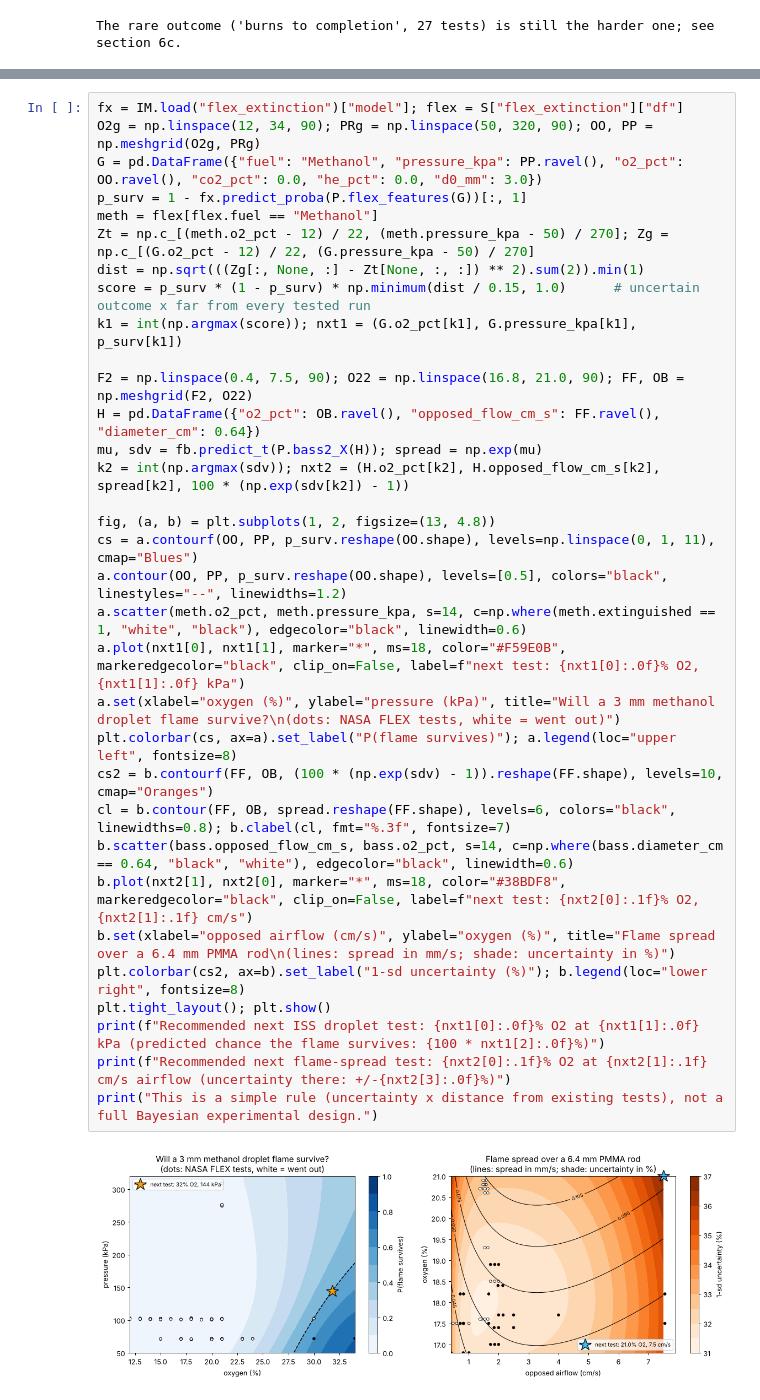
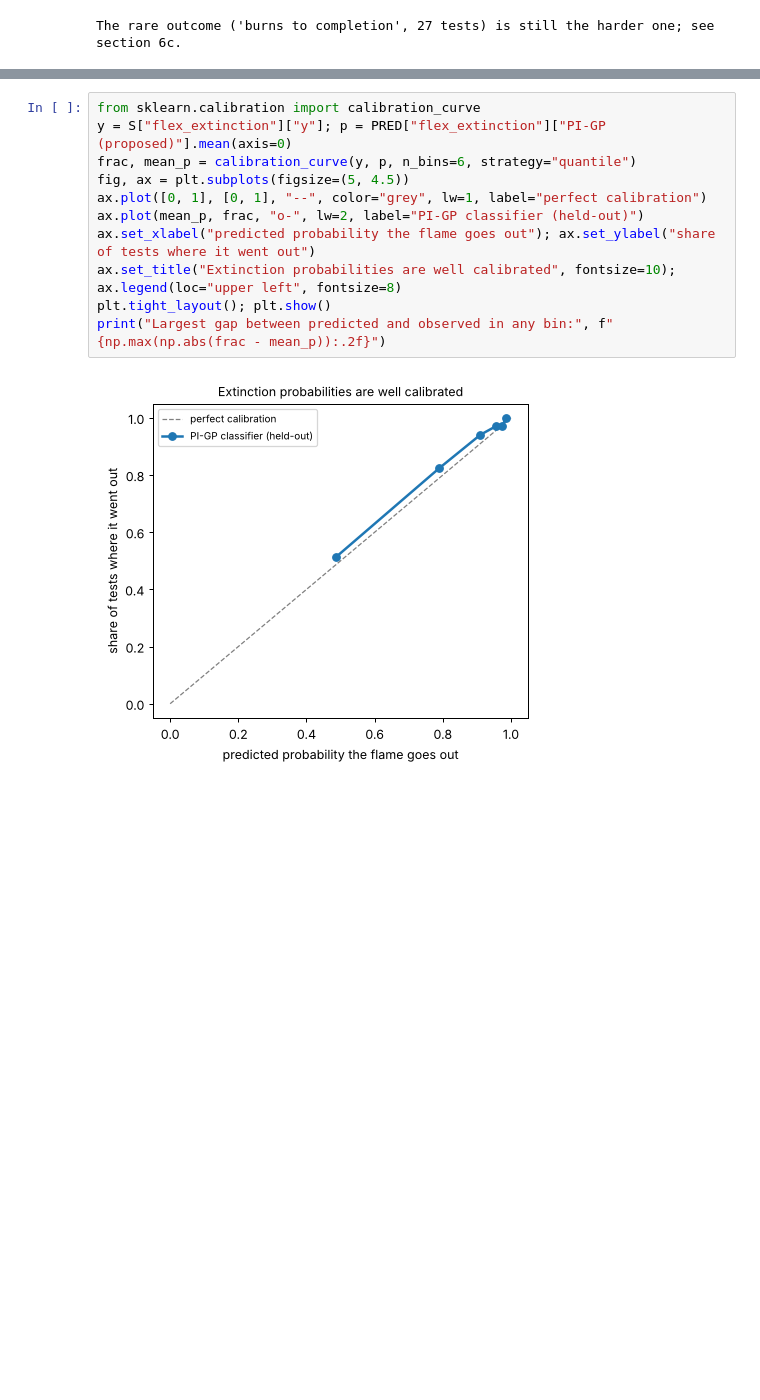
Before and after one commit to Dumbo-programmer/NASA-Space-Apps-2026, a Jupyter notebook: notebooks/AstraFlame_Full_ML_Pipeline.ipynb, the cells around one changed output, grey strips where cells are left out. Saved outputs shown, nothing was run; the diff lists cells and outputs as text; blank space fills up the shorter version.

Commit message:
Notebook: bias and overfitting check, calibration curve, regularisation test

```diff
--- a/notebooks/AstraFlame_Full_ML_Pipeline.ipynb
+++ b/notebooks/AstraFlame_Full_ML_Pipeline.ipynb
@@ -810,35 +814,13 @@ Most of the width comes from differences between ISS tests (hardware, session),
 # %%
-fx = IM.load("flex_extinction")["model"]; flex = S["flex_extinction"]["df"]
-O2g = np.linspace(12, 34, 90); PRg = np.linspace(50, 320, 90); OO, PP = np.meshgrid(O2g, PRg)
-G = pd.DataFrame({"fuel": "Methanol", "pressure_kpa": PP.ravel(), "o2_pct": OO.ravel(), "co2_pct": 0.0, "he_pct": 0.0, "d0_mm": 3.0})
-p_surv = 1 - fx.predict_proba(P.flex_features(G))[:, 1]
-meth = flex[flex.fuel == "Methanol"]
-Zt = np.c_[(meth.o2_pct - 12) / 22, (meth.pressure_kpa - 50) / 270]; Zg = np.c_[(G.o2_pct - 12) / 22, (G.pressure_kpa - 50) / 270]
-dist = np.sqrt(((Zg[:, None, :] - Zt[None, :, :]) ** 2).sum(2)).min(1)
-score = p_surv * (1 - p_surv) * np.minimum(dist / 0.15, 1.0)      # uncertain outcome x far from every tested run
-k1 = int(np.argmax(score)); nxt1 = (G.o2_pct[k1], G.pressure_kpa[k1], p_surv[k1])
-
-F2 = np.linspace(0.4, 7.5, 90); O22 = np.linspace(16.8, 21.0, 90); FF, OB = np.meshgrid(F2, O22)
-H = pd.DataFrame({"o2_pct": OB.ravel(), "opposed_flow_cm_s": FF.ravel(), "diameter_cm": 0.64})
-mu, sdv = fb.predict_t(P.bass2_X(H)); spread = np.exp(mu)
-k2 = int(np.argmax(sdv)); nxt2 = (H.o2_pct[k2], H.opposed_flow_cm_s[k2], spread[k2], 100 * (np.exp(sdv[k2]) - 1))
-
-fig, (a, b) = plt.subplots(1, 2, figsize=(13, 4.8))
-cs = a.contourf(OO, PP, p_surv.reshape(OO.shape), levels=np.linspace(0, 1, 11), cmap="Blues")
-a.contour(OO, PP, p_surv.reshape(OO.shape), levels=[0.5], colors="black", linestyles="--", linewidths=1.2)
-a.scatter(meth.o2_pct, meth.pressure_kpa, s=14, c=np.where(meth.extinguished == 1, "white", "black"), edgecolor="black", linewidth=0.6)
-a.plot(nxt1[0], nxt1[1], marker="*", ms=18, color="#F59E0B", markeredgecolor="black", clip_on=False, label=f"next test: {nxt1[0]:.0f}% O2, {nxt1[1]:.0f} kPa")
-a.set(xlabel="oxygen (%)", ylabel="pressure (kPa)", title="Will a 3 mm methanol droplet flame survive?\n(dots: NASA FLEX tests, white = went out)")
-plt.colorbar(cs, ax=a).set_label("P(flame survives)"); a.legend(loc="upper left", fontsize=8)
-cs2 = b.contourf(FF, OB, (100 * (np.exp(sdv) - 1)).reshape(FF.shape), levels=10, cmap="Oranges")
-cl = b.contour(FF, OB, spread.reshape(FF.shape), levels=6, colors="black", linewidths=0.8); b.clabel(cl, fmt="%.3f", fontsize=7)
-b.scatter(bass.opposed_flow_cm_s, bass.o2_pct, s=14, c=np.where(bass.diameter_cm == 0.64, "black", "white"), edgecolor="black", linewidth=0.6)
-b.plot(nxt2[1], nxt2[0], marker="*", ms=18, color="#38BDF8", markeredgecolor="black", clip_on=False, label=f"next test: {nxt2[0]:.1f}% O2, {nxt2[1]:.1f} cm/s")
-b.set(xlabel="opposed airflow (cm/s)", ylabel="oxygen (%)", title="Flame spread over a 6.4 mm PMMA rod\n(lines: spread in mm/s; shade: uncertainty in %)")
-plt.colorbar(cs2, ax=b).set_label("1-sd uncertainty (%)"); b.legend(loc="lower right", fontsize=8)
+from sklearn.calibration import calibration_curve
+y = S["flex_extinction"]["y"]; p = PRED["flex_extinction"]["PI-GP (proposed)"].mean(axis=0)
+frac, mean_p = calibration_curve(y, p, n_bins=6, strategy="quantile")
+fig, ax = plt.subplots(figsize=(5, 4.5))
+ax.plot([0, 1], [0, 1], "--", color="grey", lw=1, label="perfect calibration")
+ax.plot(mean_p, frac, "o-", lw=2, label="PI-GP classifier (held-out)")
+ax.set_xlabel("predicted probability the flame goes out"); ax.set_ylabel("share of tests where it went out")
+ax.set_title("Extinction probabilities are well calibrated", fontsize=10); ax.legend(loc="upper left", fontsize=8)
 plt.tight_layout(); plt.show()
-print(f"Recommended next ISS droplet test: {nxt1[0]:.0f}% O2 at {nxt1[1]:.0f} kPa (predicted chance the flame survives: {100 * nxt1[2]:.0f}%)")
-print(f"Recommended next flame-spread test: {nxt2[0]:.1f}% O2 at {nxt2[1]:.1f} cm/s airflow (uncertainty there: +/-{nxt2[3]:.0f}%)")
-print("This is a simple rule (uncertainty x distance from existing tests), not a full Bayesian experimental design.")
+print("Largest gap between predicted and observed in any bin:", f"{np.max(np.abs(frac - mean_p)):.2f}")
 # %% [output]
-[figure, old version]
+[figure, new version]
```
Also changed, not shown: parts of 19 cells of this notebook.
